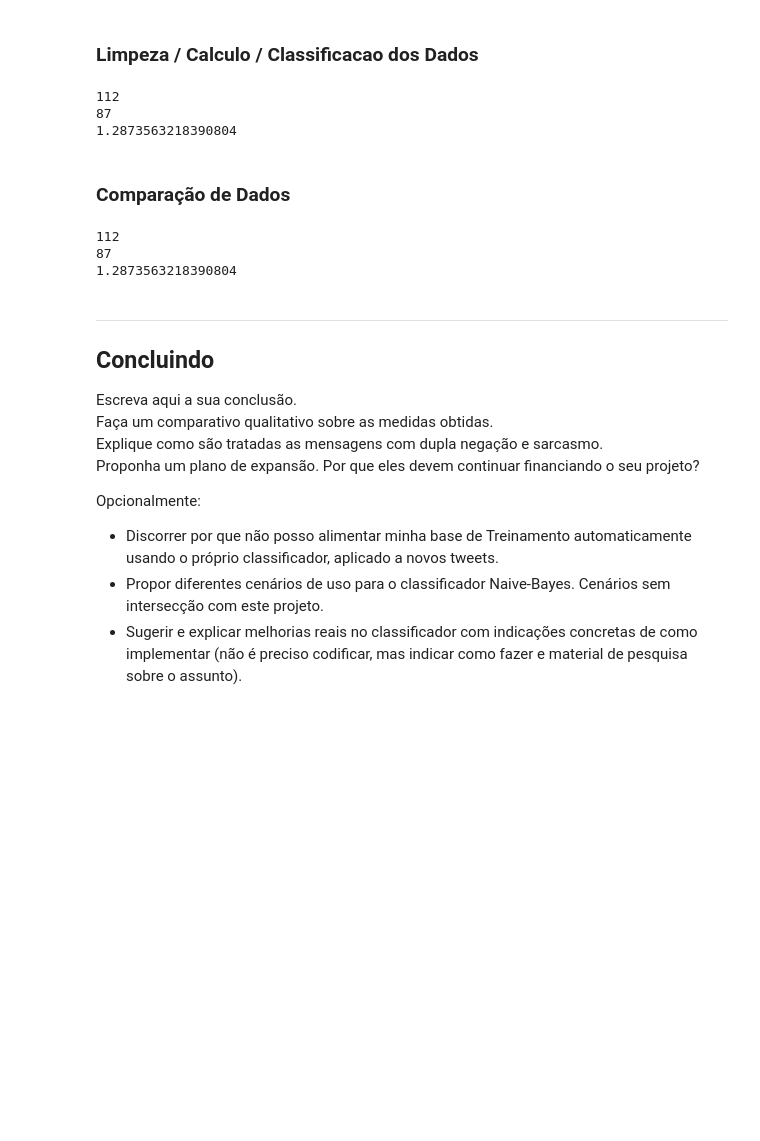
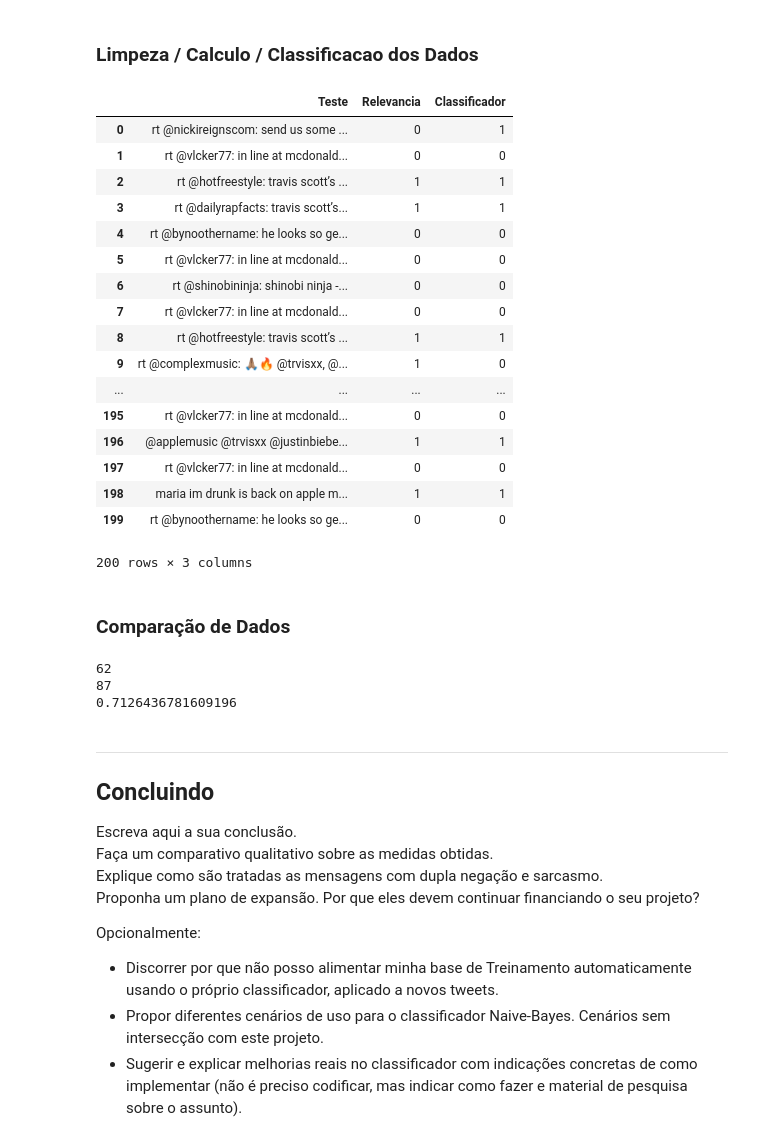
Before and after one commit to guidiamond/classificador_tweets_apple, a Jupyter notebook: Projeto-2-Naive-Bayes.ipynb, the cells around one changed output. Cells and saved outputs as stored; diff of their text form; code cells hidden in the pictures; blank space fills up the shorter version.

```diff
--- a/Projeto-2-Naive-Bayes.ipynb
+++ b/Projeto-2-Naive-Bayes.ipynb
@@ -58,8 +60,9 @@ import numpy as np
 def limpeza_de_dados(treinamento, coluna):
     dados_limpos = []
     for e in treinamento[coluna]:
-        limpeza = e.replace('\n', '')
-        limpeza = str(limpeza)
+        limpeza = str(e)
+        limpeza = limpeza.lower()
+        limpeza = limpeza.replace('\n', '')
         limpeza = limpeza.replace('t.co', '')
         limpeza = limpeza.replace('https://', '')
         limpeza = limpeza.replace('#', '')
@@ -73,7 +76,6 @@ def limpeza_de_dados(treinamento, coluna):
         limpeza = limpeza.replace('\'', '')
         limpeza = limpeza.replace('rt', '')
         limpeza = limpeza.replace('@', '')
-        limpeza = limpeza.lower()
         limpeza = limpeza.split(' ')
         dados_limpos.append(limpeza)
 
@@ -87,7 +89,6 @@ def contagem_palavras(dados_limpos):
                 contagem[all] = 1
             else:
                 contagem[all] += 1
-    del contagem['']
 
     return contagem
 
@@ -106,24 +107,29 @@ def laplace_smoothing(probabilidade_palavra, prob_total):
 
     return laplace_probabilidade_palavra
 
-def calculador_probabilidade(frases_tratadas, laplace_probabilidade_positivo, laplace_probabilidade_negativo, probabilidade_positivo_total, probabilidade_negativo_total):
+def calculador_probabilidade(frases_tratadas, laplace_probabilidade_positivo, laplace_probabilidade_negativo, probabilidade_positivo_total, probabilidade_negativo_total, prob_total):
     resultado = []
-    for e in frases_tratadas: #loop frase
+    laplace_zero = np.log(1 / prob_total)
+    for e in frases_tratadas:
         conta_positivo = []
         conta_negativo = []
-        for all in e: #loop palavras da frase
-            for k in laplace_probabilidade_positivo: #loop nas frequencias positivas
+        conta_zero = []
+        for all in e:
+            #for (k,v), (k2,v2) in zip(d.items(), d2.items())
+            for (k), (k2) in zip(laplace_probabilidade_positivo, laplace_probabilidade_negativo): #loop nas frequencias positivas
                 if all in k: #se a palavra estiver no dicionario de frequencias positivas
                     conta_positivo.append(laplace_probabilidade_positivo[k]) #adicionar a lista conta_positivo a probabilidade da palavra k
-            for k in laplace_probabilidade_negativo:
-                if all in k:
-                    conta_negativo.append(laplace_probabilidade_negativo[k])
-        prob_positivo = np.prod(conta_positivo) * probabilidade_positivo_total
-        prob_negativo = np.prod(conta_negativo) * probabilidade_negativo_total
+                elif all in k2:
+                    conta_negativo.append(laplace_probabilidade_negativo[k2])
+                elif all not in k and all not in k2:
+                    conta_zero.append(laplace_zero)
+        prob_positivo = np.prod(conta_positivo) * probabilidade_positivo_total * np.prod(conta_zero)
+        prob_negativo = np.prod(conta_negativo) * probabilidade_negativo_total * np.prod(conta_zero)
         if prob_positivo > prob_negativo:
             resultado.append(1)
         else:
             resultado.append(0)
+
     return resultado
 # %% [markdown]
 ## Treinamento do Classificador
@@ -166,31 +191,46 @@ laplace_probabilidade_negativo = laplace_smoothing(frequencia_palavra_negativo,
 # %%
 #Leitura dos dados de teste
 leitura_excel_teste = pd.read_excel('tweets_apple.xlsx', sheet_name='Teste')
 
 #Limpeza dos dados
 teste_tratado = limpeza_de_dados(leitura_excel_teste, 'Teste')
 teste_tratado
 
 
-a=calculador_probabilidade(teste_tratado, laplace_probabilidade_positivo,laplace_probabilidade_negativo, probabilidade_positivo_total, probabilidade_negativo_total)
-leitura_excel_teste['batata'] = a
+classificacao=calculador_probabilidade(teste_tratado, laplace_probabilidade_positivo,laplace_probabilidade_negativo, probabilidade_positivo_total, probabilidade_negativo_total, prob_total)
+leitura_excel_teste['Classificador'] = classificacao
 leitura_excel_teste
 # %% [output]
+|  | Teste | Relevancia | Classificador |
+| 0 | rt @nickireignscom: send us some ... | 0 | 1 |
+| 1 | rt @vlcker77: in line at mcdonald... | 0 | 0 |
+| 2 | rt @hotfreestyle: travis scott’s ... | 1 | 1 |
+| 3 | rt @dailyrapfacts: travis scott’s... | 1 | 1 |
+| 4 | rt @bynoothername: he looks so ge... | 0 | 0 |
+| 5 | rt @vlcker77: in line at mcdonald... | 0 | 0 |
+| 6 | rt @shinobininja: shinobi ninja -... | 0 | 0 |
+| 7 | rt @vlcker77: in line at mcdonald... | 0 | 0 |
+| 8 | rt @hotfreestyle: travis scott’s ... | 1 | 1 |
+| 9 | rt @complexmusic: 🙏🏽🔥 @trvisxx, @... | 1 | 0 |
+| ... | ... | ... | ... |
+| 195 | rt @vlcker77: in line at mcdonald... | 0 | 0 |
+| 196 | @applemusic @trvisxx @justinbiebe... | 1 | 1 |
+| 197 | rt @vlcker77: in line at mcdonald... | 0 | 0 |
+| 198 | maria im drunk is back on apple m... | 1 | 1 |
+| 199 | rt @bynoothername: he looks so ge... | 0 | 0 |
-112
-87
-1.2873563218390804
+200 rows × 3 columns
 # %% [markdown]
 ### Comparação de Dados
 # %%
-batata = limpeza = leitura_excel_teste.batata.sum()
+Classificador = limpeza = leitura_excel_teste.Classificador.sum()
 rel = limpeza = leitura_excel_teste.Relevancia.sum()
-print(batata)
+print(Classificador)
 print(rel)
-print(112/87)
+print(Classificador/rel)
 # %% [output]
-112
+62
 87
-1.2873563218390804
+0.7126436781609196
 # %% [markdown]
 ___
 ## Concluindo
```
Also changed, not shown: parts of 2 cells of this notebook.
